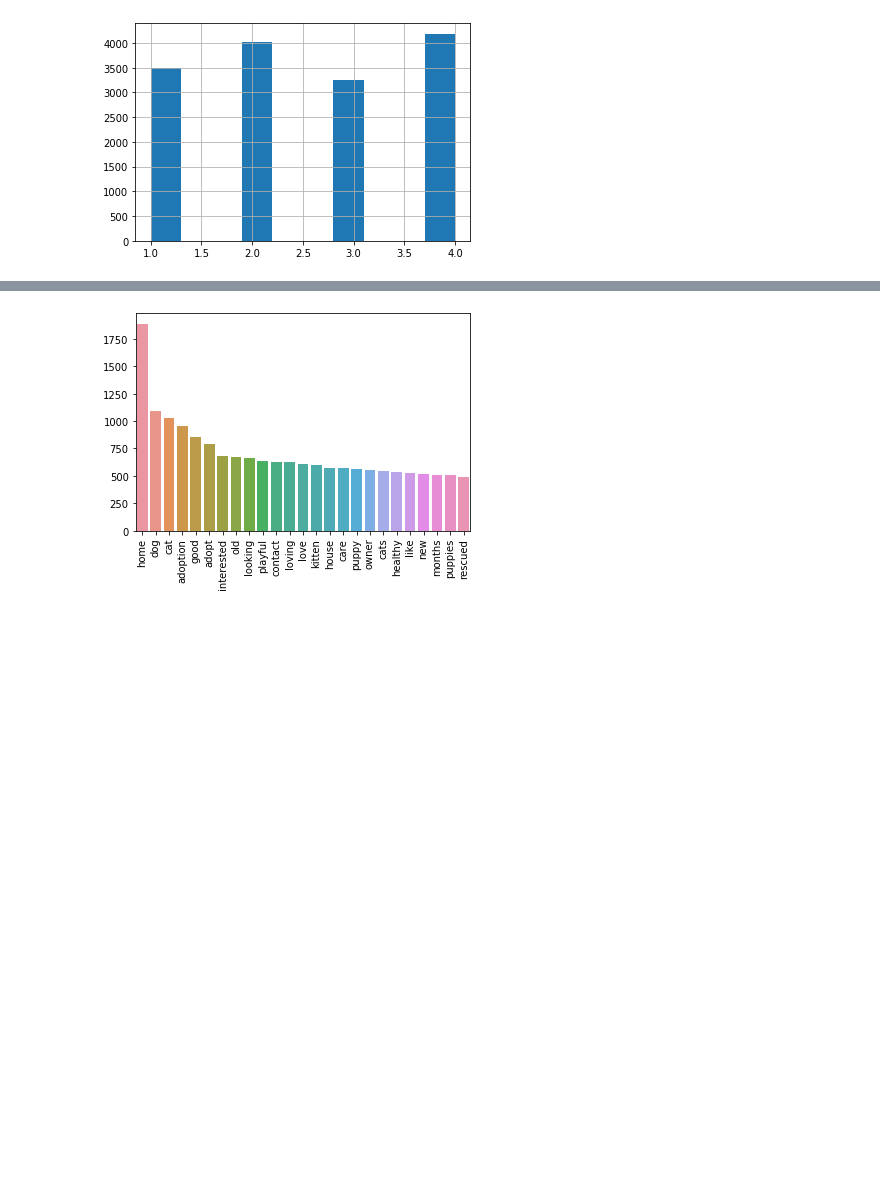
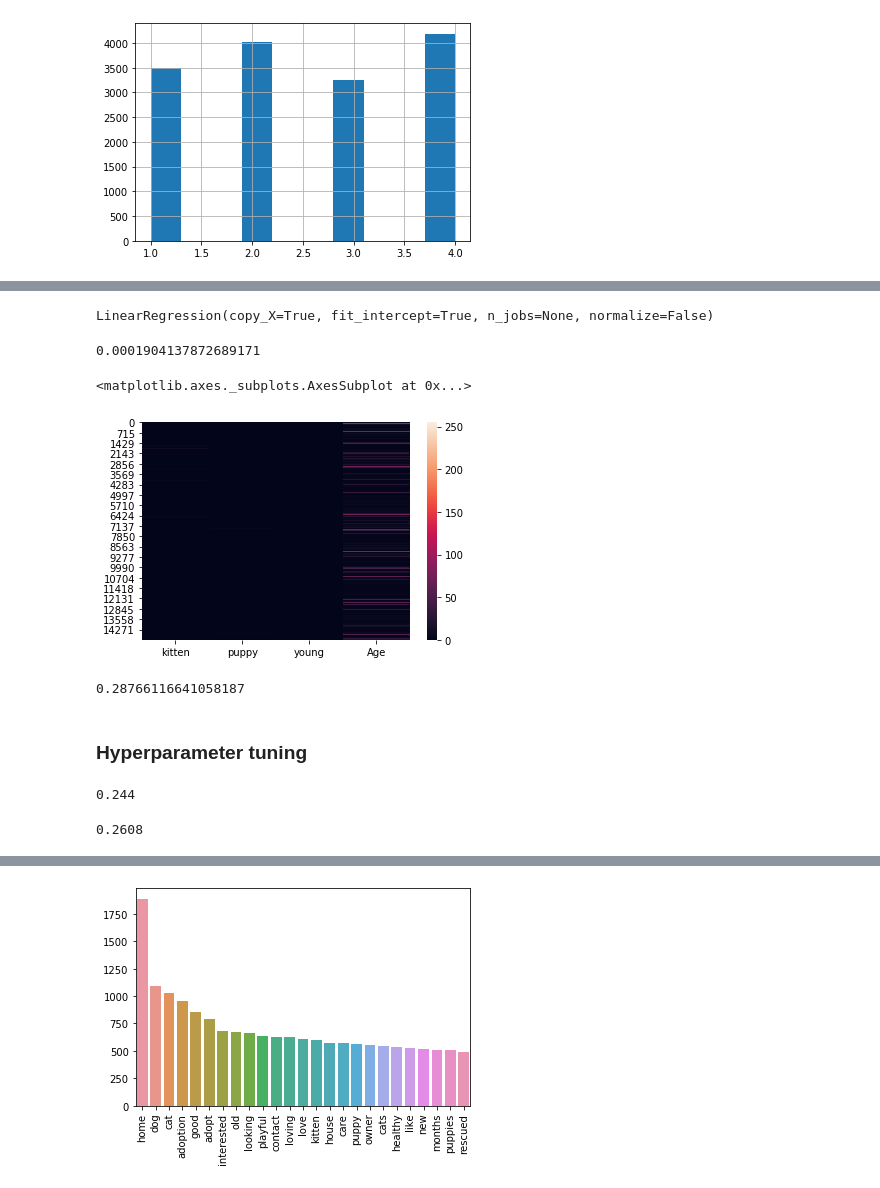
Before and after one commit to julia2133/Thinkful, a Jupyter notebook: Unit 4 Capstone Final.ipynb, the cells around one changed output, grey strips where cells are left out. Saved outputs shown, nothing was run; the diff lists cells and outputs as text; code cells hidden in the pictures; blank space fills up the shorter version.

```diff
--- a/Unit 4 Capstone Final.ipynb
+++ b/Unit 4 Capstone Final.ipynb
@@ -201,0 +439,2 @@ print(confusion_matrix(y_pred,y_test_tfidf))
+# %%
+df_text['binary']= np.where(df_text.AdoptionSpeed<3, 0, 1)
@@ -201,0 +481,6 @@ print(confusion_matrix(y_pred,y_test_tfidf))
+# %%
+cv = CountVectorizer(max_features=2000,tokenizer = spacy_tokenizer, ngram_range=(1,1))
+X_bow = cv.fit_transform(df_text['clean']).toarray()
+
+data_dtm = pd.DataFrame(X_bow, columns=cv.get_feature_names())
+data_dtm.index = df_text.index
@@ -201,0 +499,4 @@ print(confusion_matrix(y_pred,y_test_tfidf))
+# %%
+age_cols = data_dtm[['kitten','puppy','young']]
+# %%
+age_cols['Age']=df_all['Age'].copy()
@@ -201,0 +522,24 @@ print(confusion_matrix(y_pred,y_test_tfidf))
+# %%
+lin = LinearRegression()
+lin.fit(X, y)
+# %% [output]
+LinearRegression(copy_X=True, fit_intercept=True, n_jobs=None, normalize=False)
+# %%
+lin.score(X, y)
+# %% [output]
+0.0001904137872689171
+# %%
+corr_mat = age_cols.corr()
+sns.heatmap(age_cols)
+# %% [output]
+<matplotlib.axes._subplots.AxesSubplot at 0x...>
+[figure, added]
+# %%
+X=age_cols.drop('Age',1)
+y=df_text['AdoptionSpeed'].values
+rfc.fit(X, y)
+rfc.score(X, y)
+# %% [output]
+0.28766116641058187
+# %% [markdown]
+### Hyperparameter tuning
@@ -201,0 +552,17 @@ print(confusion_matrix(y_pred,y_test_tfidf))
+# %%
+rfc.fit(X_train_tfidf, y_train_tfidf)
+rfc.score(X_test_tfidf, y_test_tfidf)
+# %% [output]
+0.244
+# %%
+# Test ngrams
+
+vectorizer = TfidfVectorizer(max_features=2000,tokenizer = spacy_tokenizer, ngram_range=(1,2))
+X_tfidf=vectorizer.fit_transform(test_df['clean'])
+y=test_df.iloc[:,0].values
+X_train_tfidf, X_test_tfidf, y_train_tfidf, y_test_tfidf = train_test_split(X_tfidf,y,test_size=0.25)
+
+rfc.fit(X_train_tfidf, y_train_tfidf)
+rfc.score(X_test_tfidf, y_test_tfidf)
+# %% [output]
+0.2608
```
Also changed, not shown: parts of 99 cells of this notebook.
